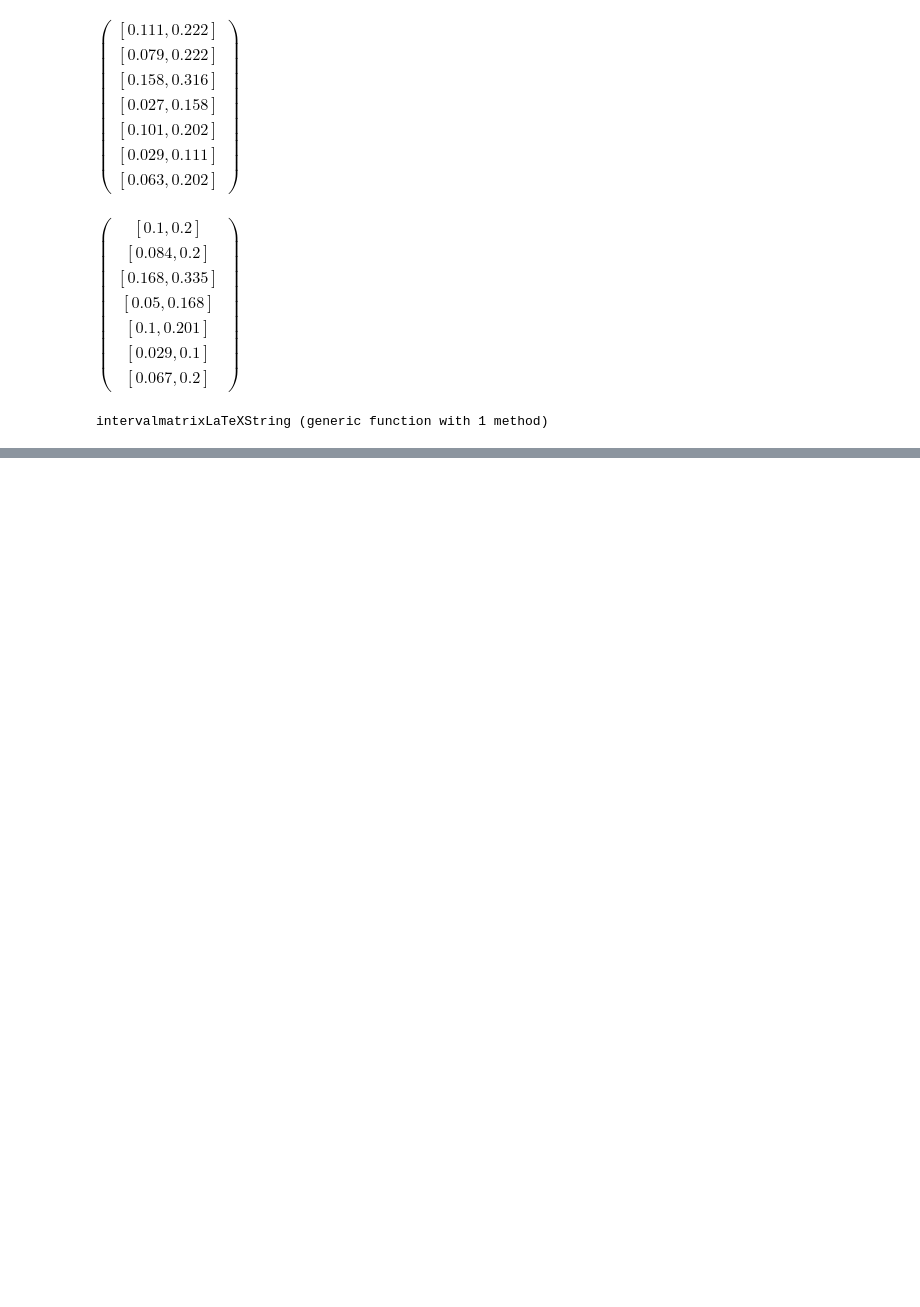
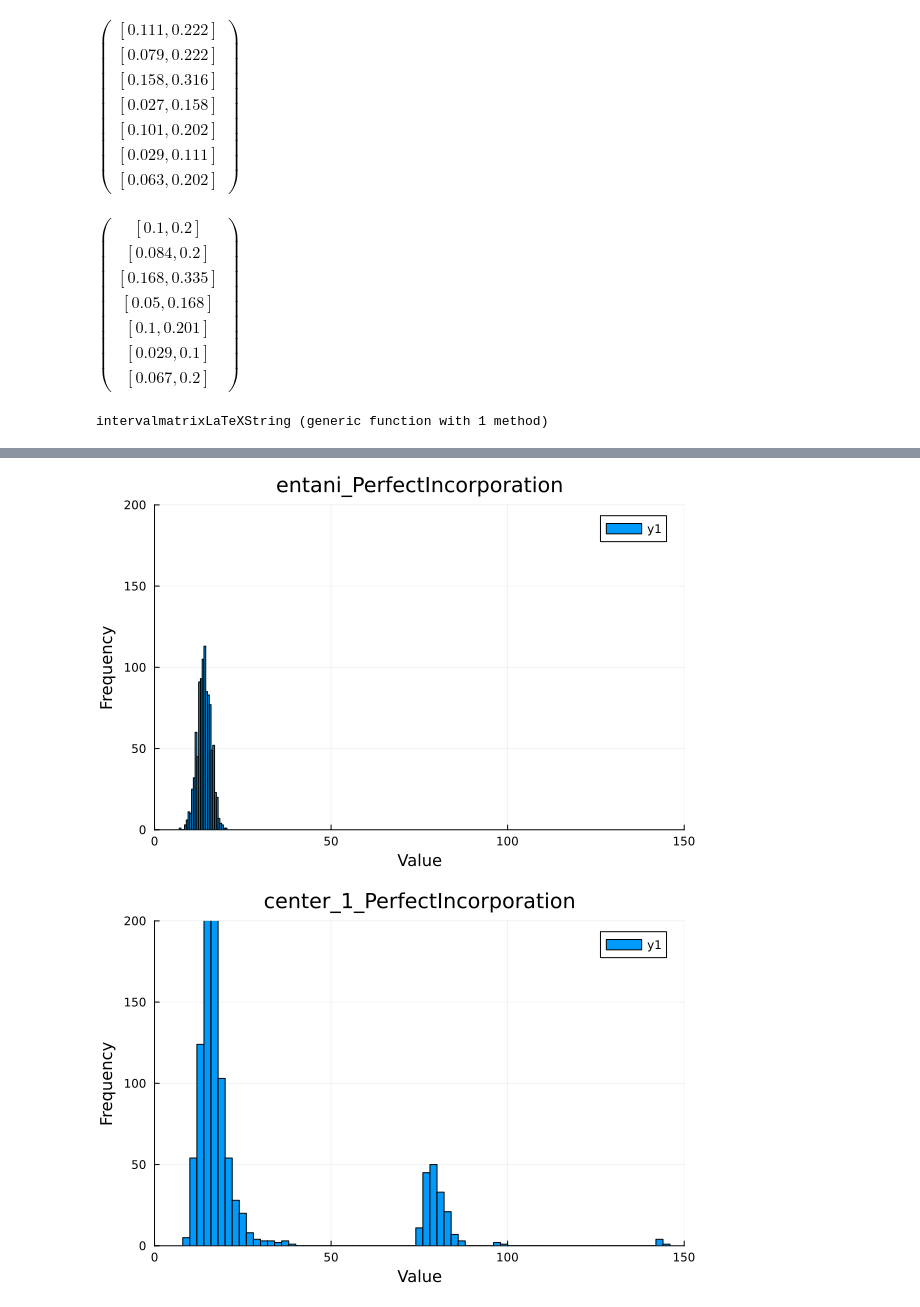
Before and after one commit to fkokryu/intervalAHP, a Jupyter notebook: src/lib/sim/simulation.ipynb, the cells around one changed output, grey strips where cells are left out. Saved outputs shown, nothing was run; the diff lists cells and outputs as text; code cells hidden in the pictures; blank space fills up the shorter version.

```diff
--- a/src/lib/sim/simulation.ipynb
+++ b/src/lib/sim/simulation.ipynb
@@ -146,3 +146,29 @@ display(L"%$(intervalmatrixLaTeXString(create_interval_pcm(tPerfectIncorporation
 $\begin{pmatrix} \left[ 1.0, 1.0 \right] & \left[ 0.385, 2.0 \right] & \left[ 0.769, 2.564 \right] & \left[ 0.253, 1.538 \right] & \left[ 0.5, 2.0 \right] & \left[ 0.127, 1.013 \right] & \left[ 0.256, 1.646 \right] \\\left[ 0.5, 2.6 \right] & \left[ 1.0, 1.0 \right] & \left[ 0.769, 3.333 \right] & \left[ 0.253, 2.0 \right] & \left[ 0.5, 2.6 \right] & \left[ 0.127, 1.316 \right] & \left[ 0.256, 2.139 \right] \\\left[ 0.39, 1.3 \right] & \left[ 0.3, 1.3 \right] & \left[ 1.0, 1.0 \right] & \left[ 0.197, 1.0 \right] & \left[ 0.39, 1.3 \right] & \left[ 0.099, 0.658 \right] & \left[ 0.2, 1.07 \right] \\\left[ 0.65, 3.95 \right] & \left[ 0.5, 3.95 \right] & \left[ 1.0, 5.064 \right] & \left[ 1.0, 1.0 \right] & \left[ 0.65, 3.95 \right] & \left[ 0.165, 2.0 \right] & \left[ 0.333, 3.25 \right] \\\left[ 0.5, 2.0 \right] & \left[ 0.385, 2.0 \right] & \left[ 0.769, 2.564 \right] & \left[ 0.253, 1.538 \right] & \left[ 1.0, 1.0 \right] & \left[ 0.127, 1.013 \right] & \left[ 0.256, 1.646 \right] \\\left[ 0.988, 7.9 \right] & \left[ 0.76, 7.9 \right] & \left[ 1.519, 10.128 \right] & \left[ 0.5, 6.077 \right] & \left[ 0.988, 7.9 \right] & \left[ 1.0, 1.0 \right] & \left[ 0.506, 6.5 \right] \\\left[ 0.608, 3.9 \right] & \left[ 0.467, 3.9 \right] & \left[ 0.935, 5.0 \right] & \left[ 0.308, 3.0 \right] & \left[ 0.608, 3.9 \right] & \left[ 0.154, 1.975 \right] & \left[ 1.0, 1.0 \right] \end{pmatrix}$
 $\begin{pmatrix} \left[ 1.0, 1.0 \right] & \left[ 0.356, 2.0 \right] & \left[ 0.712, 2.848 \right] & \left[ 0.121, 1.424 \right] & \left[ 0.456, 1.823 \right] & \left[ 0.13, 1.0 \right] & \left[ 0.285, 1.823 \right] \\\left[ 0.5, 2.809 \right] & \left[ 1.0, 1.0 \right] & \left[ 0.712, 4.0 \right] & \left[ 0.121, 2.0 \right] & \left[ 0.456, 2.561 \right] & \left[ 0.13, 1.404 \right] & \left[ 0.285, 2.561 \right] \\\left[ 0.351, 1.404 \right] & \left[ 0.25, 1.404 \right] & \left[ 1.0, 1.0 \right] & \left[ 0.085, 1.0 \right] & \left[ 0.32, 1.28 \right] & \left[ 0.091, 0.702 \right] & \left[ 0.2, 1.28 \right] \\\left[ 0.702, 8.275 \right] & \left[ 0.5, 8.275 \right] & \left[ 1.0, 11.784 \right] & \left[ 1.0, 1.0 \right] & \left[ 0.64, 7.544 \right] & \left[ 0.183, 4.137 \right] & \left[ 0.4, 7.544 \right] \\\left[ 0.548, 2.194 \right] & \left[ 0.391, 2.194 \right] & \left[ 0.781, 3.124 \right] & \left[ 0.133, 1.562 \right] & \left[ 1.0, 1.0 \right] & \left[ 0.143, 1.097 \right] & \left[ 0.312, 2.0 \right] \\\left[ 1.0, 7.678 \right] & \left[ 0.712, 7.678 \right] & \left[ 1.424, 10.934 \right] & \left[ 0.242, 5.467 \right] & \left[ 0.912, 7.0 \right] & \left[ 1.0, 1.0 \right] & \left[ 0.57, 7.0 \right] \\\left[ 0.548, 3.511 \right] & \left[ 0.391, 3.511 \right] & \left[ 0.781, 5.0 \right] & \left[ 0.133, 2.5 \right] & \left[ 0.5, 3.201 \right] & \left[ 0.143, 1.755 \right] & \left[ 1.0, 1.0 \right] \end{pmatrix}$
 $\begin{pmatrix} \left[ 1.0, 1.0 \right] & \left[ 0.419, 2.0 \right] & \left[ 0.838, 3.352 \right] & \left[ 0.25, 1.676 \right] & \left[ 0.5, 2.011 \right] & \left[ 0.143, 1.0 \right] & \left[ 0.335, 2.0 \right] \\\left[ 0.5, 2.387 \right] & \left[ 1.0, 1.0 \right] & \left[ 0.838, 4.0 \right] & \left[ 0.25, 2.0 \right] & \left[ 0.5, 2.4 \right] & \left[ 0.143, 1.193 \right] & \left[ 0.335, 2.387 \right] \\\left[ 0.298, 1.193 \right] & \left[ 0.25, 1.193 \right] & \left[ 1.0, 1.0 \right] & \left[ 0.149, 1.0 \right] & \left[ 0.298, 1.2 \right] & \left[ 0.085, 0.597 \right] & \left[ 0.2, 1.193 \right] \\\left[ 0.597, 4.0 \right] & \left[ 0.5, 4.0 \right] & \left[ 1.0, 6.704 \right] & \left[ 1.0, 1.0 \right] & \left[ 0.597, 4.022 \right] & \left[ 0.17, 2.0 \right] & \left[ 0.4, 4.0 \right] \\\left[ 0.497, 2.0 \right] & \left[ 0.417, 2.0 \right] & \left[ 0.833, 3.352 \right] & \left[ 0.249, 1.676 \right] & \left[ 1.0, 1.0 \right] & \left[ 0.142, 1.0 \right] & \left[ 0.333, 2.0 \right] \\\left[ 1.0, 7.0 \right] & \left[ 0.838, 7.0 \right] & \left[ 1.676, 11.732 \right] & \left[ 0.5, 5.866 \right] & \left[ 1.0, 7.039 \right] & \left[ 1.0, 1.0 \right] & \left[ 0.67, 7.0 \right] \\\left[ 0.5, 2.983 \right] & \left[ 0.419, 2.983 \right] & \left[ 0.838, 5.0 \right] & \left[ 0.25, 2.5 \right] & \left[ 0.5, 3.0 \right] & \left[ 0.143, 1.492 \right] & \left[ 1.0, 1.0 \right] \end{pmatrix}$
+# %%
+using CSV
+using DataFrames
+using Plots
+
+# CSVファイルの読み込み
+df = CSV.read("5_3_0.65.csv", DataFrame)
+
+# 共通のビンの範囲と数を設定
+bin_range = (0, 150)  # 最小値と最大値を使用
+
+# 共通のy軸範囲を設定
+y_range = (0, 200)
+
+# ヒストグラムの作成
+histogram1 = histogram(df[!, :entani論文のPerfectIncorporation], xlim=bin_range, ylim=y_range, xlabel="Value", ylabel="Frequency", title="entani_PerfectIncorporation")
+histogram2 = histogram(df[!, :中心総和1のPerfectIncorporation], xlim=bin_range, ylim=y_range, xlabel="Value", ylabel="Frequency", title="center_1_PerfectIncorporation")
+histogram3 = histogram(df[!, :解の非唯一性考慮のPerfectIncorporation], xlim=bin_range, ylim=y_range, xlabel="Value", ylabel="Frequency", title="tPerfectIncorporation")
+
+# ヒストグラムの表示
+display(histogram1)
+display(histogram2)
+display(histogram3)
+# %% [output]
+[figure, added]
+[figure, added]
```
Also changed, not shown: parts of 1 cell of this notebook, 3 other files.
